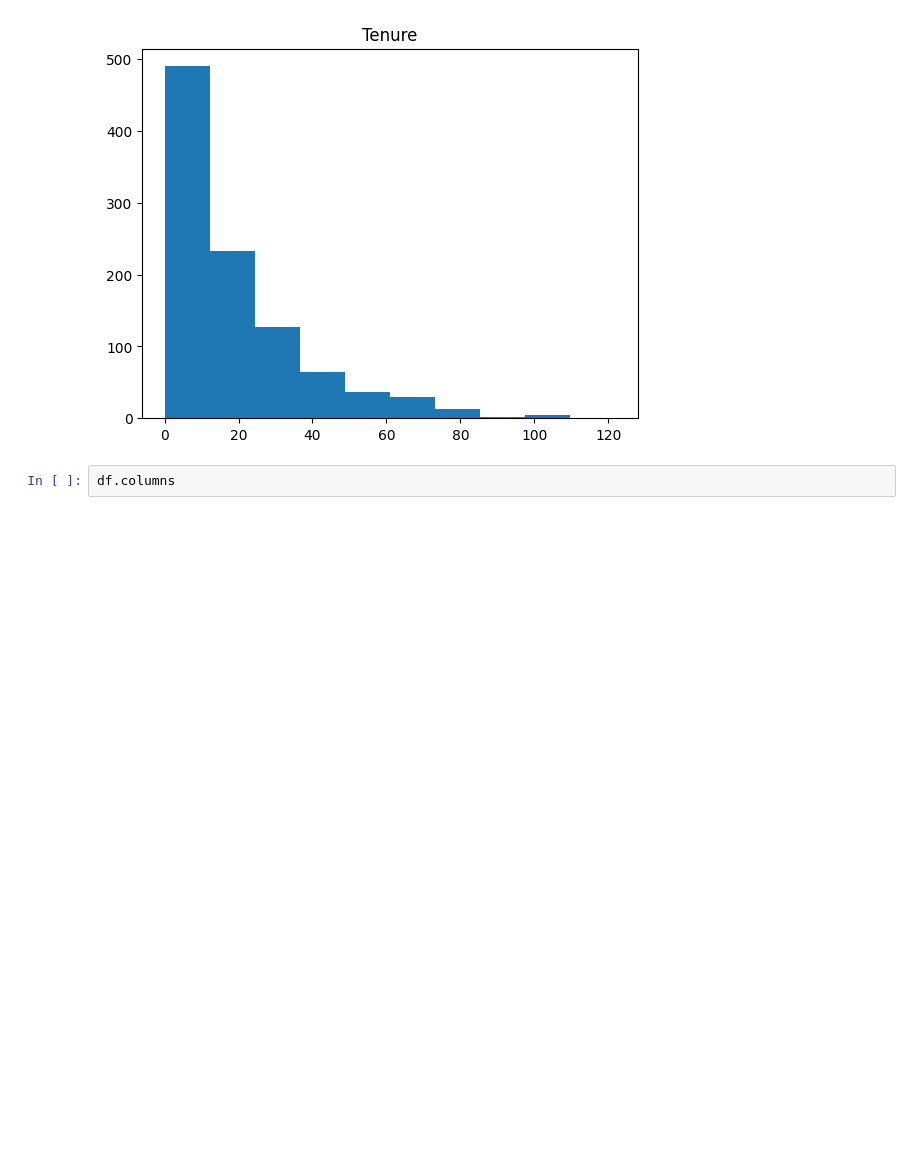
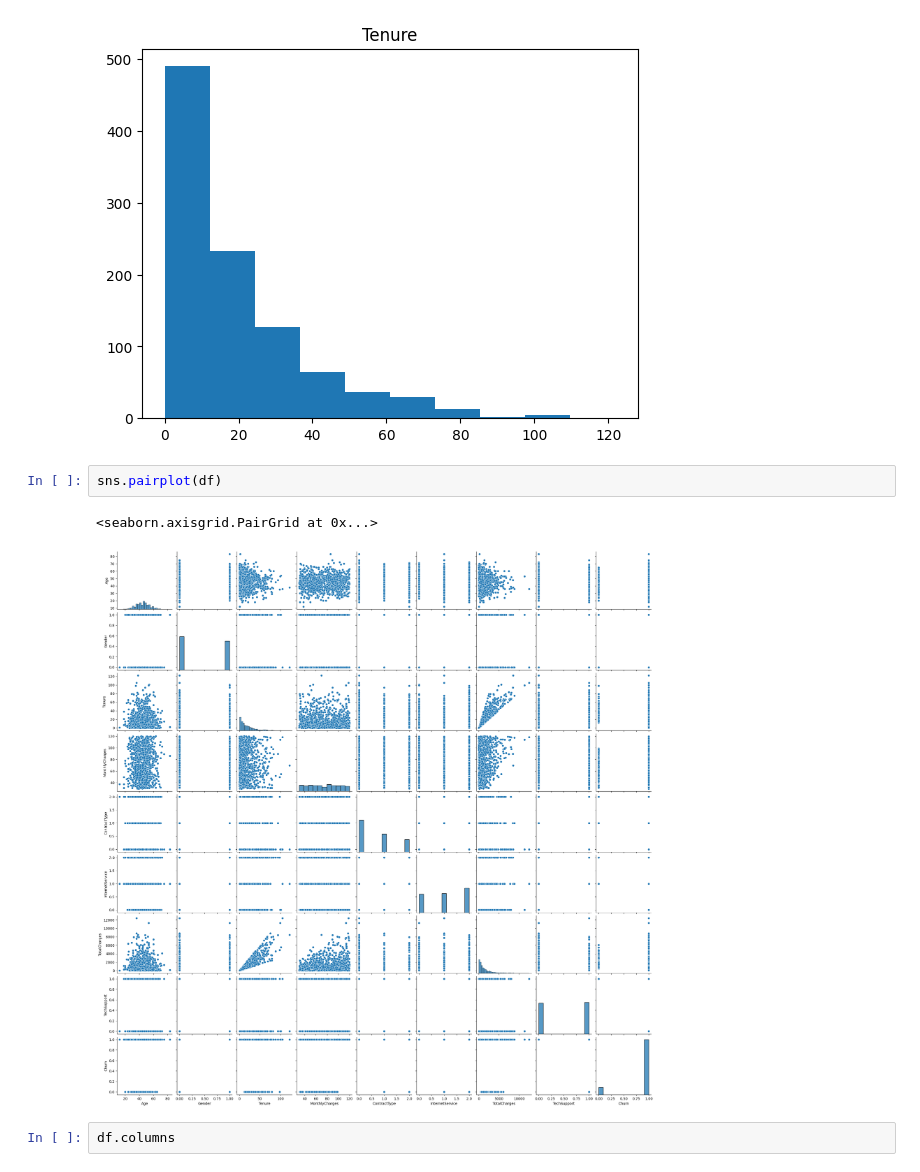
Before and after one commit to sudhansu9114/Churn-Prediction-ML, a Jupyter notebook: churn_prediction.ipynb, the cells around one changed output. Cells and saved outputs as stored; diff of their text form; blank space fills up the shorter version.

```diff
--- a/churn_prediction.ipynb
+++ b/churn_prediction.ipynb
@@ -141,6 +141,11 @@ plt.title("Tenure")
 plt.show()
 # %% [output]
 [figure]
+# %%
+sns.pairplot(df)
+# %% [output]
+<seaborn.axisgrid.PairGrid at 0x...>
+[figure, added]
 # %%
 df.columns
 # %% [output]
```
Also changed, not shown: parts of 7 cells of this notebook, 2 other files.
